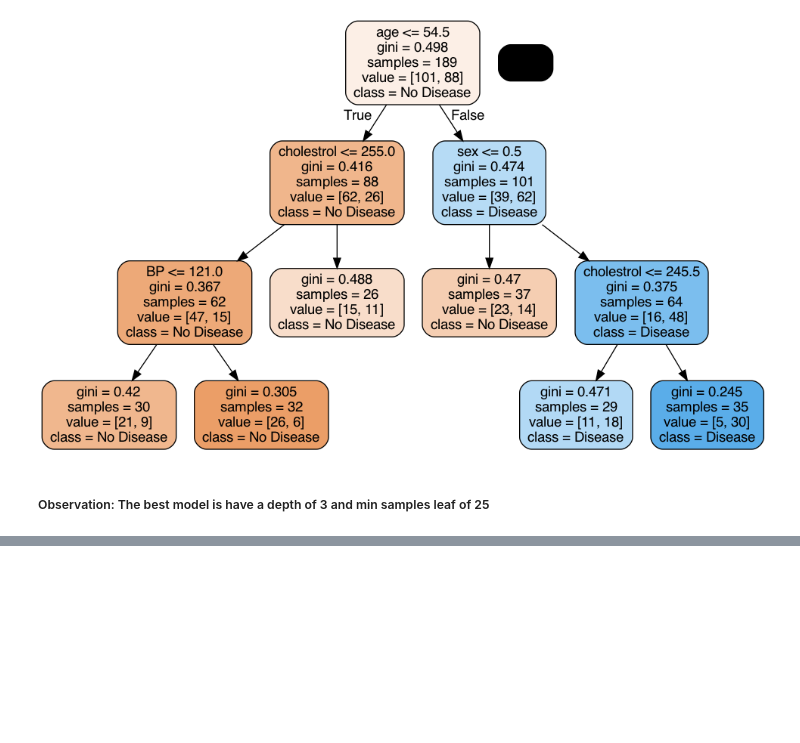
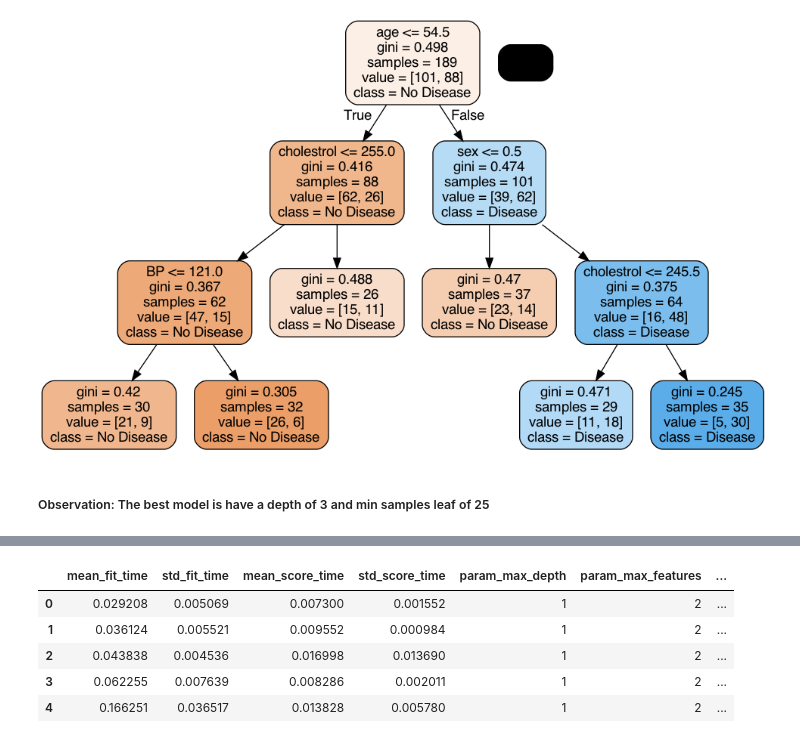
Before and after one commit to sanskar752000/Decision_Tree_Heart_Disease_Model, a Jupyter notebook: Heart_Disease_Prediction.ipynb, the cells around one changed output, grey strips where cells are left out. Cells and saved outputs as stored; diff of their text form; code cells hidden in the pictures; blank space fills up the shorter version.

```diff
--- a/Heart_Disease_Prediction.ipynb
+++ b/Heart_Disease_Prediction.ipynb
@@ -302,0 +344,2 @@ Image(graph.create_png())
+# %%
+randomForestClassifier_tuned = RandomForestClassifier(random_state=42, n_jobs=-1, oob_score=True)
@@ -302,0 +373,10 @@ Image(graph.create_png())
+# %%
+random_forest_scoring_df = pd.DataFrame(random_forest_cv_model.cv_results_)
+random_forest_scoring_df.head()
+# %% [output]
+|  | mean_fit_time | std_fit_time | mean_score_time | std_score_time | param_max_depth | param_max_features | ... |
+| 0 | 0.029208 | 0.005069 | 0.007300 | 0.001552 | 1 | 2 | ... |
+| 1 | 0.036124 | 0.005521 | 0.009552 | 0.000984 | 1 | 2 | ... |
+| 2 | 0.043838 | 0.004536 | 0.016998 | 0.013690 | 1 | 2 | ... |
+| 3 | 0.062255 | 0.007639 | 0.008286 | 0.002011 | 1 | 2 | ... |
+| 4 | 0.166251 | 0.036517 | 0.013828 | 0.005780 | 1 | 2 | ... |
```
Also changed, not shown: parts of 27 cells of this notebook.
